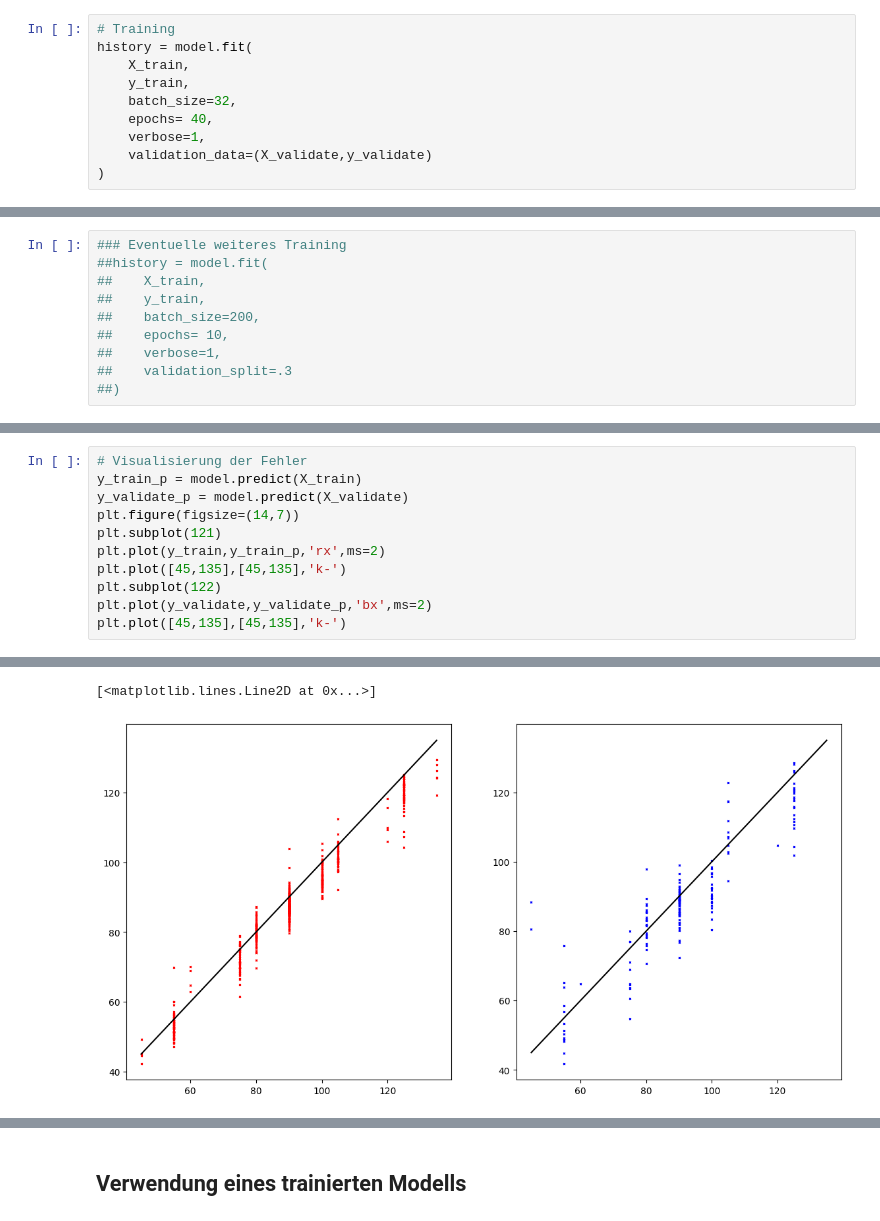
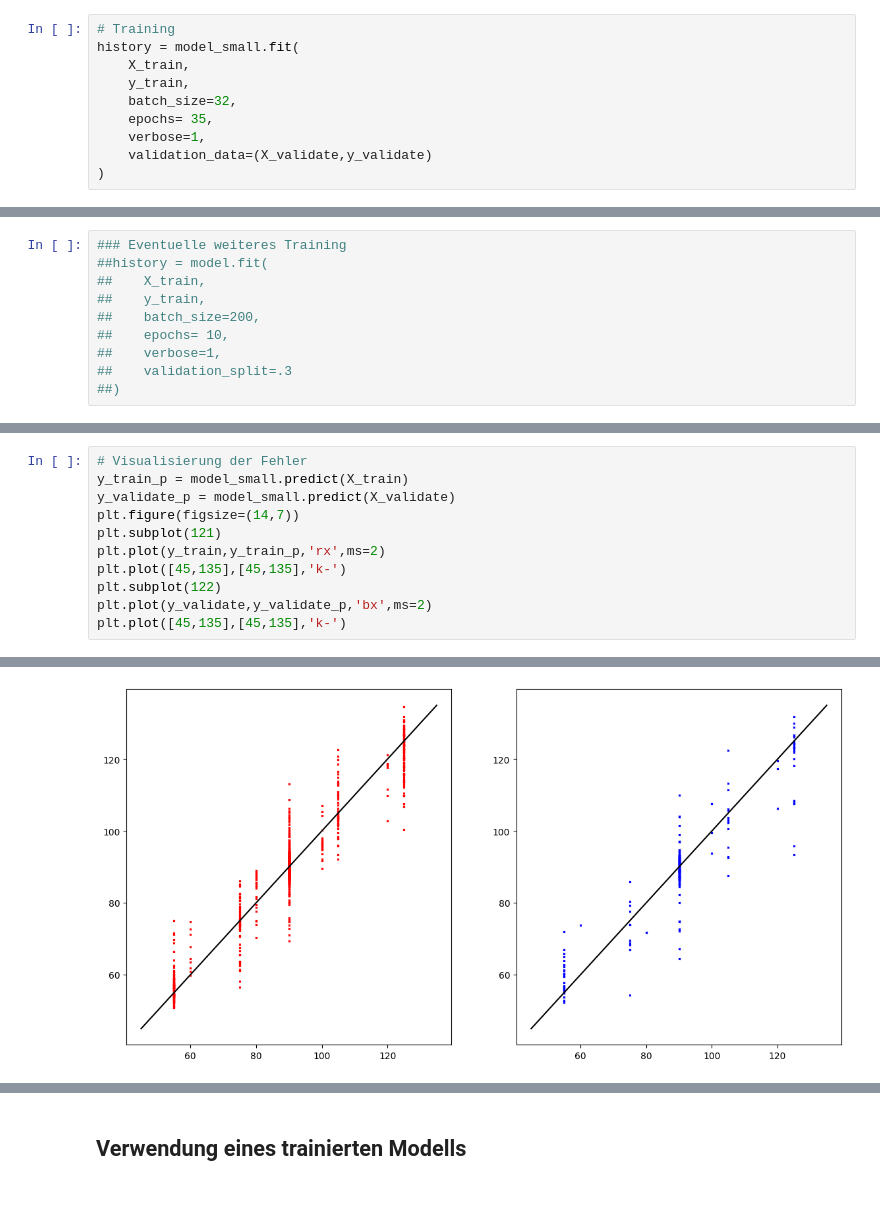
Before and after one commit to HopfeJ/Gruppe4_Camp2Code, a Jupyter notebook: David/Projektphase2/deepcar_Training_a_NN.ipynb, the cells around one changed output, grey strips where cells are left out. Drawn from its saved outputs; the diff is of its cells as text.

```diff
--- a/David/Projektphase2/deepcar_Training_a_NN.ipynb
+++ b/David/Projektphase2/deepcar_Training_a_NN.ipynb
@@ -242,11 +242,11 @@ _________________________________________________________________
 model_small.compile(loss ='mse', optimizer=Adam(lr=0.001))
 # %%
 # Training
-history = model.fit(
+history = model_small.fit(
     X_train,
     y_train,
     batch_size=32,
-    epochs= 40,
+    epochs= 35,
     verbose=1,
     validation_data=(X_validate,y_validate)
 )
@@ -311,7 +308,7 @@ RMSE train/val: 4.5190 / 8.3346
 # %%
 # Visualisierung der Fehler
-y_train_p = model.predict(X_train)
-y_validate_p = model.predict(X_validate)
+y_train_p = model_small.predict(X_train)
+y_validate_p = model_small.predict(X_validate)
 plt.figure(figsize=(14,7))
 plt.subplot(121)
 plt.plot(y_train,y_train_p,'rx',ms=2)
@@ -324,5 +321,4 @@ plt.plot([45,135],[45,135],'k-')
-[<matplotlib.lines.Line2D at 0x...>]
-[figure, old version]
+[figure, new version]
 # %%
 # Speichern des trainierten Modells
 #path_to_model_file = './DEMO_MODEL.h5'# Speichert im H5-Format
```
Also changed, not shown: parts of 10 cells of this notebook.
